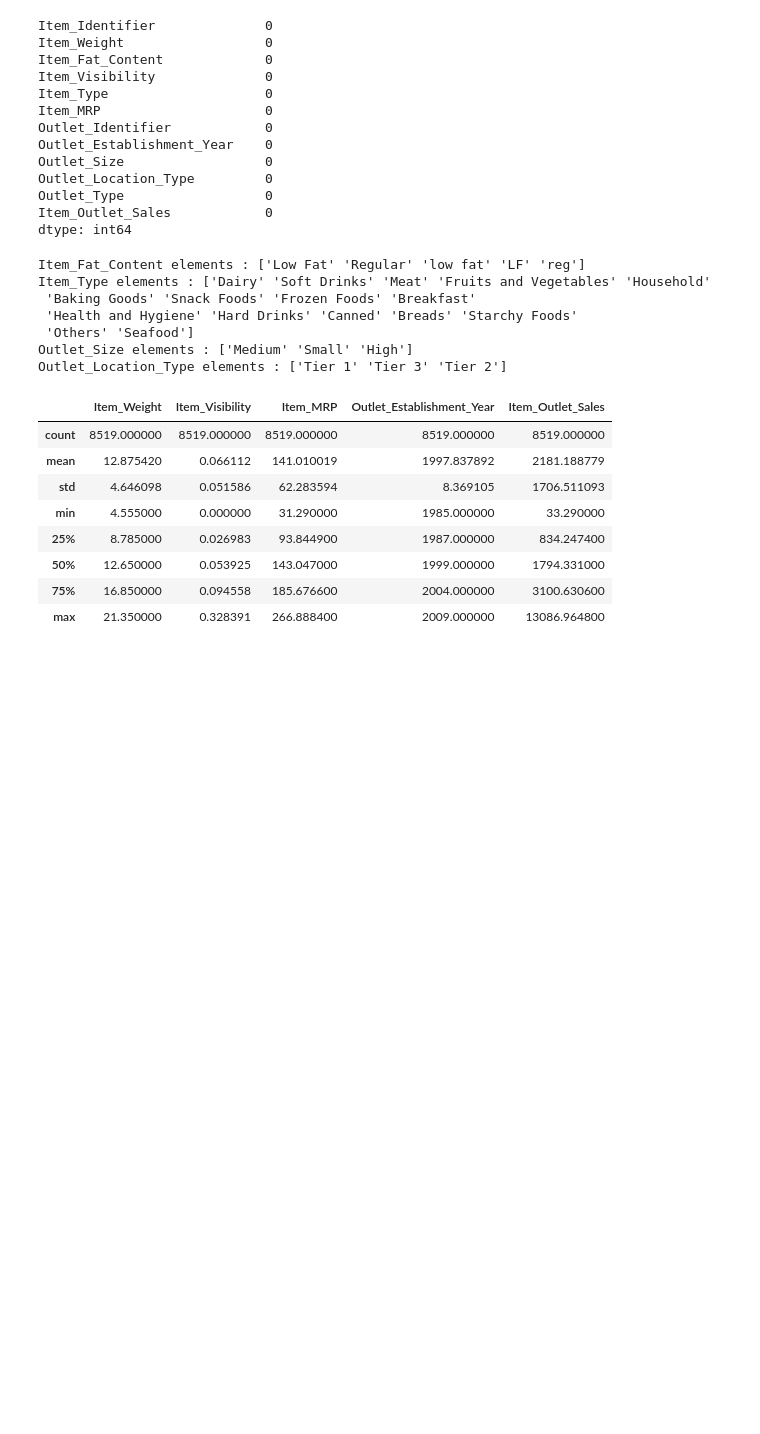
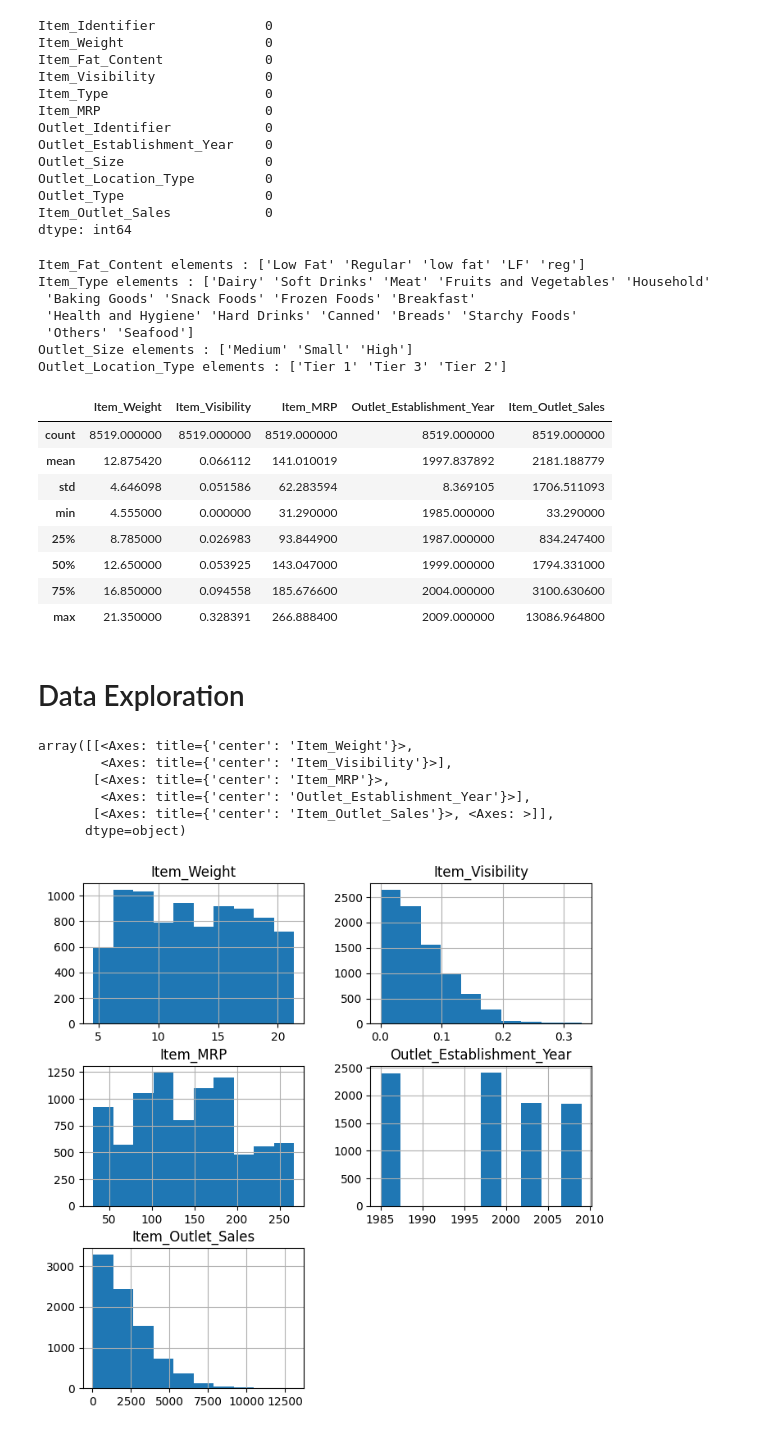
Before and after one commit to Mahdi-Kriaa/food_sales_prediction, a Jupyter notebook: food_sales_prediction.ipynb, the cells around one changed output. Saved outputs shown, nothing was run; the diff lists cells and outputs as text; code cells hidden in the pictures; blank space fills up the shorter version.

```diff
--- a/food_sales_prediction.ipynb
+++ b/food_sales_prediction.ipynb
@@ -156,11 +156,7 @@ Outlet_Size elements : ['Medium' 'Small' 'High']
 Outlet_Location_Type elements : ['Tier 1' 'Tier 3' 'Tier 2']
 # %%
 #fixing any inconsistent categories of data
-for i in range(df_sales.shape[0]) :
-  if df_sales.Item_Fat_Content[i] in ["low fat","LF"] :
-    df_sales.loc[i,"Item_Fat_Content"] = "Low Fat"
-  elif df_sales.Item_Fat_Content[i] == "reg" :
-    df_sales.loc[i,"Item_Fat_Content"] = "Regular"
+df_sales.replace({'LF': 'Low Fat', 'low fat': 'Low Fat', 'reg':'Regular'},inplace=True)
 # %%
 df_sales.describe()
 # %% [output]
@@ -173,3 +169,16 @@ df_sales.describe()
 | 50% | 12.650000 | 0.053925 | 143.047000 | 1999.000000 | 1794.331000 |
 | 75% | 16.850000 | 0.094558 | 185.676600 | 2004.000000 | 3100.630600 |
 | max | 21.350000 | 0.328391 | 266.888400 | 2009.000000 | 13086.964800 |
+# %% [markdown]
+# Data Exploration
+# %%
+#Distributions of numerical columns
+df_sales.hist(figsize=(8,8))
+# %% [output]
+array([[<Axes: title={'center': 'Item_Weight'}>,
+        <Axes: title={'center': 'Item_Visibility'}>],
+       [<Axes: title={'center': 'Item_MRP'}>,
+        <Axes: title={'center': 'Outlet_Establishment_Year'}>],
+       [<Axes: title={'center': 'Item_Outlet_Sales'}>, <Axes: >]],
+      dtype=object)
+[figure, added]
```
Also changed, not shown: parts of 7 cells of this notebook.
